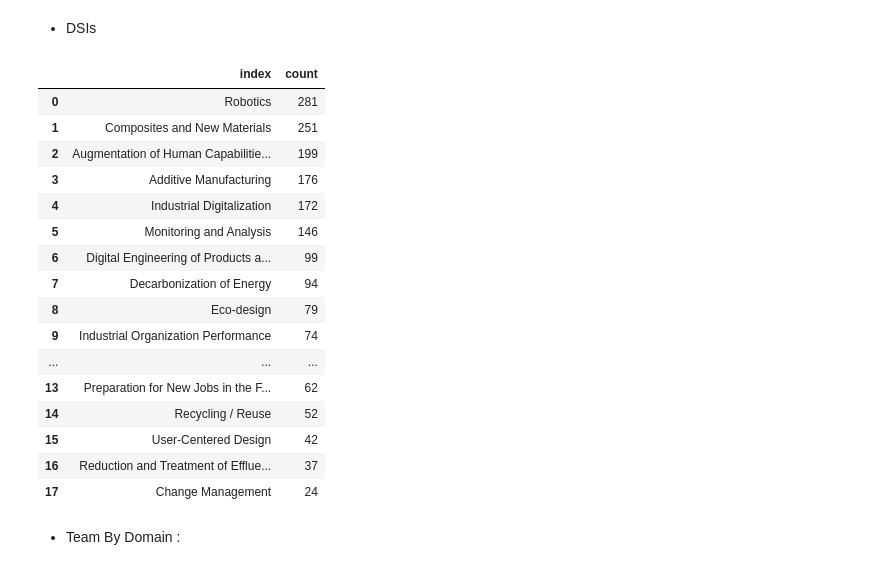
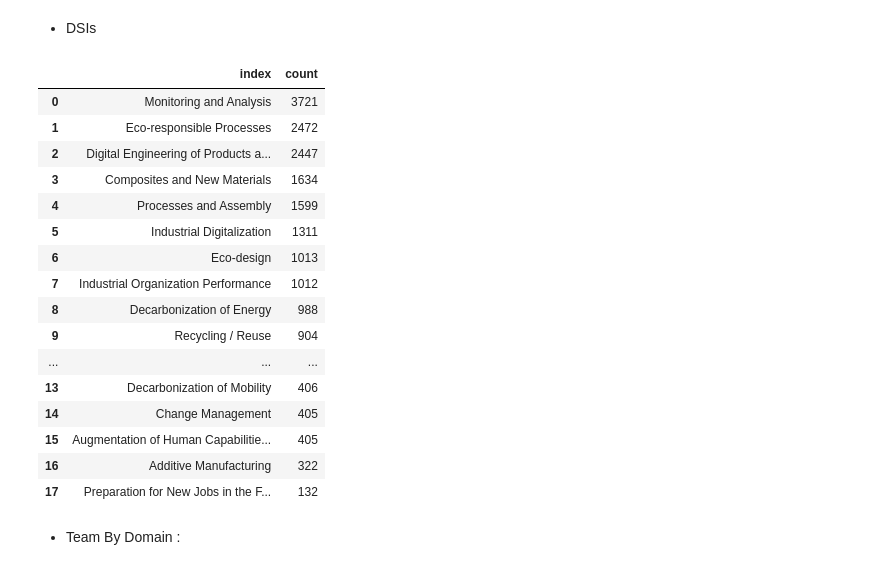
Before and after one commit to abdelnour13/ExMap, a Jupyter notebook: notebooks/Visualizations/EDA_corpus.ipynb, the cells around one changed output. Cells and saved outputs as stored; diff of their text form; code cells hidden in the pictures.

```diff
--- a/notebooks/Visualizations/EDA_corpus.ipynb
+++ b/notebooks/Visualizations/EDA_corpus.ipynb
@@ -36,12 +36,13 @@ def show(fig : Figure) -> None:
 # %%
 def load_data(
     name : str,
+    classification : str
 ) -> pd.DataFrame:
 
-    data_path = os.path.join(KGS_DIR, name, 'corpus_annotation_qwen', 'data.jsonl')
+    data_path = os.path.join(KGS_DIR, name, classification, 'data.jsonl')
     data = pd.read_json(data_path, lines=True)
-    pseudo_labels = data['pseudo_labels'].apply(lambda x : x['qwen:Qwen--Qwen3-Embedding-0.6B'])
-    data['labled'] = pseudo_labels.apply(lambda x : max([item['score'] for item in x]))
+    pseudo_labels = data['pseudo_labels'].apply(lambda x : x['llm:deepseek-chat'])
+    data['labled'] = pseudo_labels.apply(lambda x : max([item['score'] for item in x])) / 10
     data['Year'] = data['date'].apply(lambda x : int(str(x)[:4]))
 
     return data
@@ -48,6 +64,9 @@ def load_data(
 # %%
-config = 'industry_of_future'
-data = load_data(config)
+config = 'industry_of_future_v2'
+classification = 'corpus_annotation_deepseek'
+data = load_data(config, classification)
+# %%
+data = data[(data['Year'] >= 2022) & (data['Year'] <= 2026)]
 # %%
 data.head()
 # %% [output]
@@ -343,29 +362,29 @@ save_fig(fig, "labeled.pdf")
 show(fig)
 # %%
 # Number of Labels
-threshold = 0.4
-labels = data['pseudo_labels'].apply(lambda x : x['qwen:Qwen--Qwen3-Embedding-0.6B']).apply(lambda x : [item['label'] for item in x if item['score'] >= threshold])
+threshold = 0.5
+labels = data['pseudo_labels'].apply(lambda x : x['llm:deepseek-chat']).apply(lambda x : [item['label'] for item in x if item['score'] >= threshold])
 labels = reduce(lambda a, b : a+b, labels.tolist())
 labels = pd.Series(labels).value_counts()
 labels.reset_index()
 # %% [output]
 |  | index | count |
-| 0 | Robotics | 281 |
-| 1 | Composites and New Materials | 251 |
-| 2 | Augmentation of Human Capabilitie... | 199 |
-| 3 | Additive Manufacturing | 176 |
-| 4 | Industrial Digitalization | 172 |
-| 5 | Monitoring and Analysis | 146 |
-| 6 | Digital Engineering of Products a... | 99 |
-| 7 | Decarbonization of Energy | 94 |
-| 8 | Eco-design | 79 |
-| 9 | Industrial Organization Performance | 74 |
+| 0 | Monitoring and Analysis | 3721 |
+| 1 | Eco-responsible Processes | 2472 |
+| 2 | Digital Engineering of Products a... | 2447 |
+| 3 | Composites and New Materials | 1634 |
+| 4 | Processes and Assembly | 1599 |
+| 5 | Industrial Digitalization | 1311 |
+| 6 | Eco-design | 1013 |
+| 7 | Industrial Organization Performance | 1012 |
+| 8 | Decarbonization of Energy | 988 |
+| 9 | Recycling / Reuse | 904 |
 | ... | ... | ... |
-| 13 | Preparation for New Jobs in the F... | 62 |
-| 14 | Recycling / Reuse | 52 |
-| 15 | User-Centered Design | 42 |
-| 16 | Reduction and Treatment of Efflue... | 37 |
-| 17 | Change Management | 24 |
+| 13 | Decarbonization of Mobility | 406 |
+| 14 | Change Management | 405 |
+| 15 | Augmentation of Human Capabilitie... | 405 |
+| 16 | Additive Manufacturing | 322 |
+| 17 | Preparation for New Jobs in the F... | 132 |
 # %%
 fig = px.pie(
     data_frame = labels
```
Also changed, not shown: parts of 12 cells of this notebook, 15 other files.
